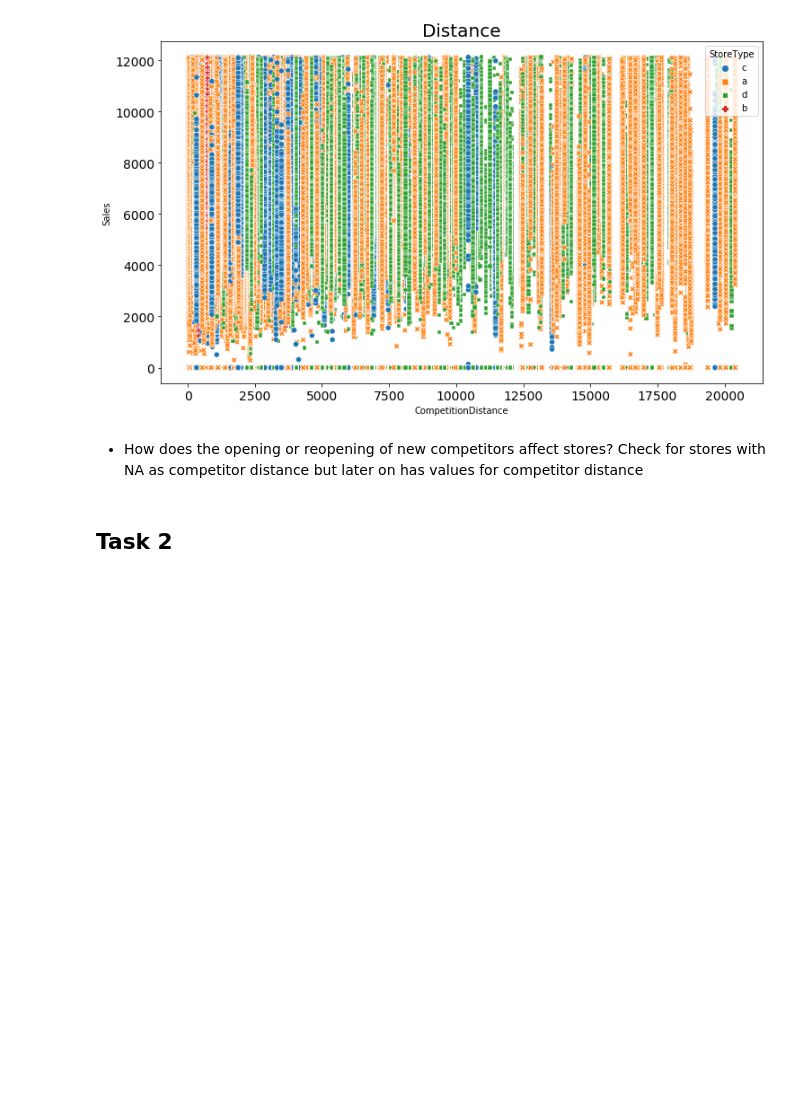
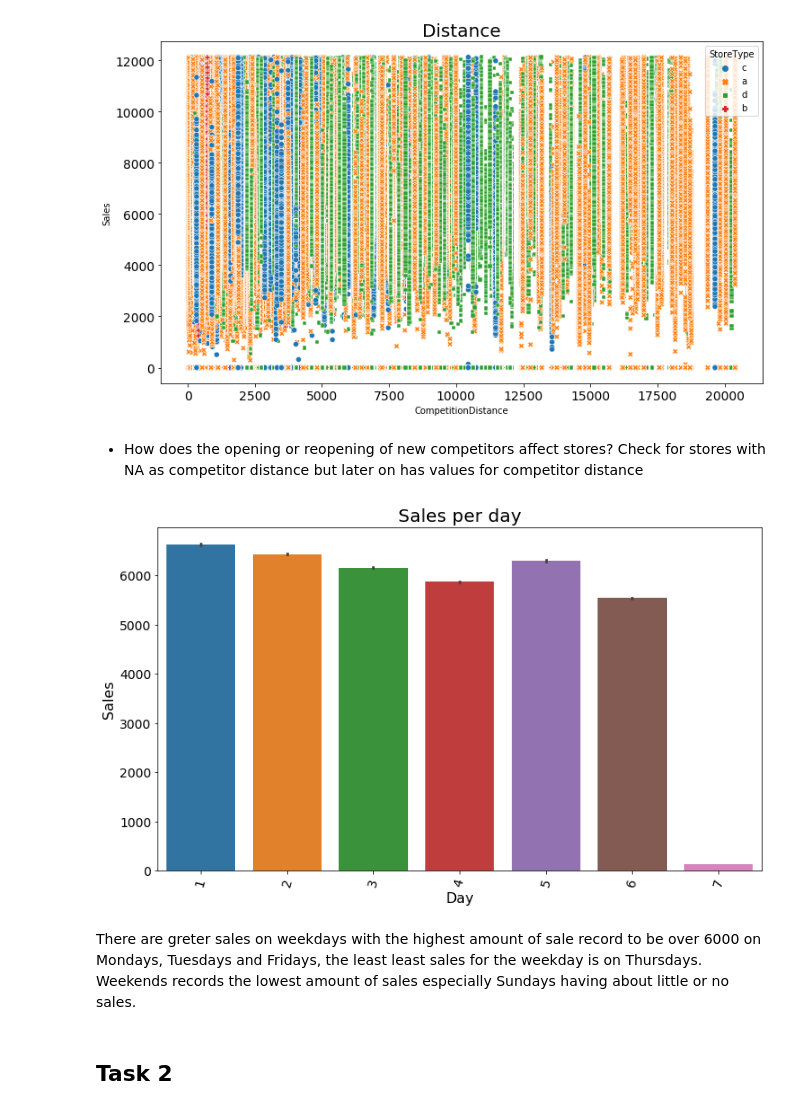
Before and after one commit to khaiyra/pharmaceutical-sales-prediction, a Jupyter notebook: notebooks/analysis.ipynb, the cells around one changed output. Drawn from its saved outputs; the diff is of its cells as text; code cells hidden in the pictures; blank space fills up the shorter version.

```diff
--- a/notebooks/analysis.ipynb
+++ b/notebooks/analysis.ipynb
@@ -280,6 +280,12 @@ plot_scatter(store_train_df, 'CompetitionDistance', 'Sales', 'Distance', 'StoreT
 [figure]
 # %% [markdown]
 * How does the opening or reopening of new competitors affect stores? Check for stores with NA as competitor distance but later on has values for competitor distance
+# %%
+plot_bar(store_train_df, 'DayOfWeek', 'Sales', 'Sales per day', 'Day', 'Sales')
+# %% [output]
+[figure, added]
+# %% [markdown]
+There are greter sales on weekdays with the highest amount of sale record to be over 6000 on Mondays, Tuesdays and Fridays, the least least sales for the weekday is on Thursdays. Weekends records the lowest amount of sales especially Sundays having about little or no sales.
 # %% [markdown]
 ## Task 2
 # %% [markdown]
```
Also changed, not shown: parts of 1 cell of this notebook.
